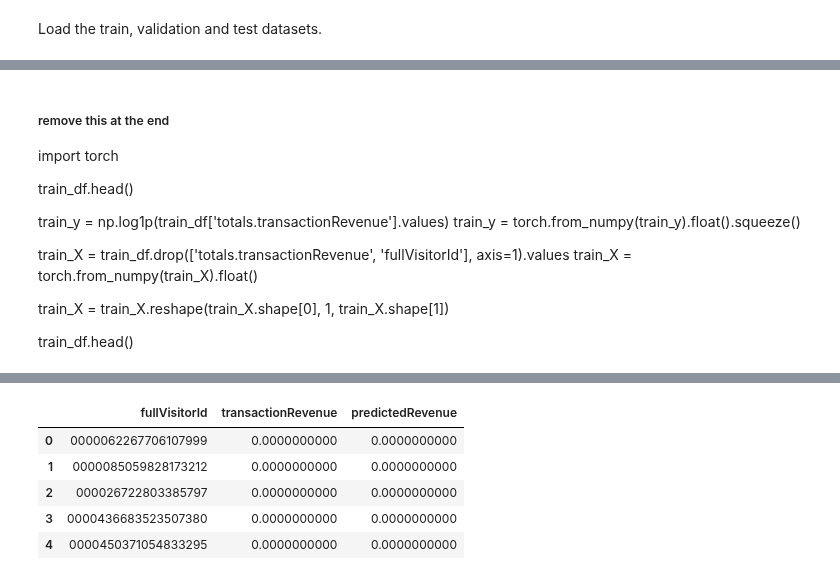
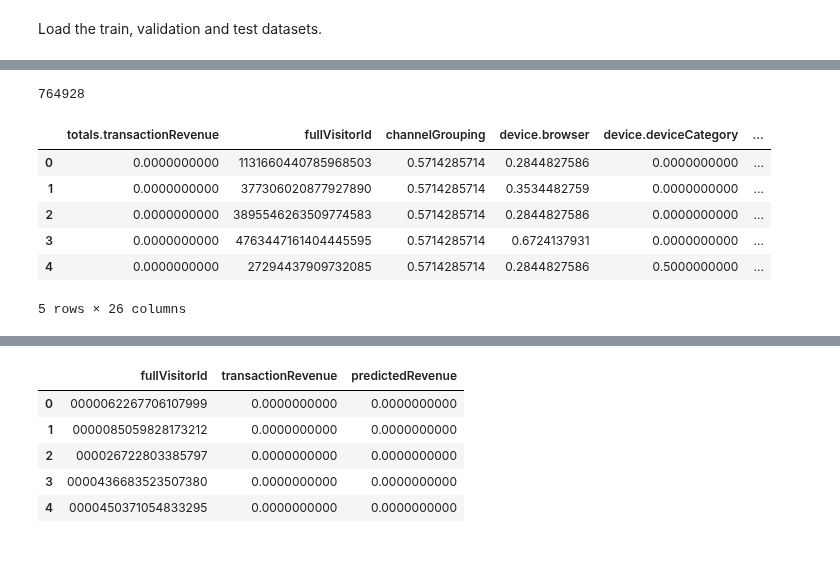
Before and after one commit to cpallapolu/udacity-mlnd-p3-capstone, a Jupyter notebook: notebooks/3_Pytorch_LSTM.ipynb, the cells around one changed output, grey strips where cells are left out. Drawn from its saved outputs; the diff is of its cells as text; code cells hidden in the pictures; blank space fills up the shorter version.

```diff
--- a/notebooks/3_Pytorch_LSTM.ipynb
+++ b/notebooks/3_Pytorch_LSTM.ipynb
@@ -143,19 +159,31 @@ Wall time: 11.9 s
-# %% [markdown]
-##### remove this at the end
-
-import torch
-
-train_df.head()
-
-train_y = np.log1p(train_df['totals.transactionRevenue'].values)
-train_y = torch.from_numpy(train_y).float().squeeze()
-
-train_X = train_df.drop(['totals.transactionRevenue', 'fullVisitorId'], axis=1).values
-train_X = torch.from_numpy(train_X).float()
-
-train_X = train_X.reshape(train_X.shape[0], 1, train_X.shape[1])
-
-train_df.head()
+# %%
+# remove this at the end
+
+import torch
+
+train_df.head()
+
+train_y = np.log1p(train_df['totals.transactionRevenue'].values)
+train_y = train_y[:764928]
+print(len(train_y))
+train_y = torch.from_numpy(train_y).float().squeeze()
+
+train_X = train_df.drop(['totals.transactionRevenue', 'fullVisitorId'], axis=1).values
+train_X = train_X[:764928]
+train_X = torch.from_numpy(train_X).float()
+
+train_X = train_X.reshape(train_X.shape[0], 1, train_X.shape[1])
+
+train_df.head()
+# %% [output]
+764928
+|  | totals.transactionRevenue | fullVisitorId | channelGrouping | device.browser | device.deviceCategory | ... |
+| 0 | 0.0000000000 | 1131660440785968503 | 0.5714285714 | 0.2844827586 | 0.0000000000 | ... |
+| 1 | 0.0000000000 | 377306020877927890 | 0.5714285714 | 0.3534482759 | 0.0000000000 | ... |
+| 2 | 0.0000000000 | 3895546263509774583 | 0.5714285714 | 0.2844827586 | 0.0000000000 | ... |
+| 3 | 0.0000000000 | 4763447161404445595 | 0.5714285714 | 0.6724137931 | 0.0000000000 | ... |
+| 4 | 0.0000000000 | 27294437909732085 | 0.5714285714 | 0.2844827586 | 0.5000000000 | ... |
+5 rows × 26 columns
 # %%
 from sagemaker.pytorch import PyTorch
 
```
Also changed, not shown: parts of 10 cells of this notebook, 3 other files.
